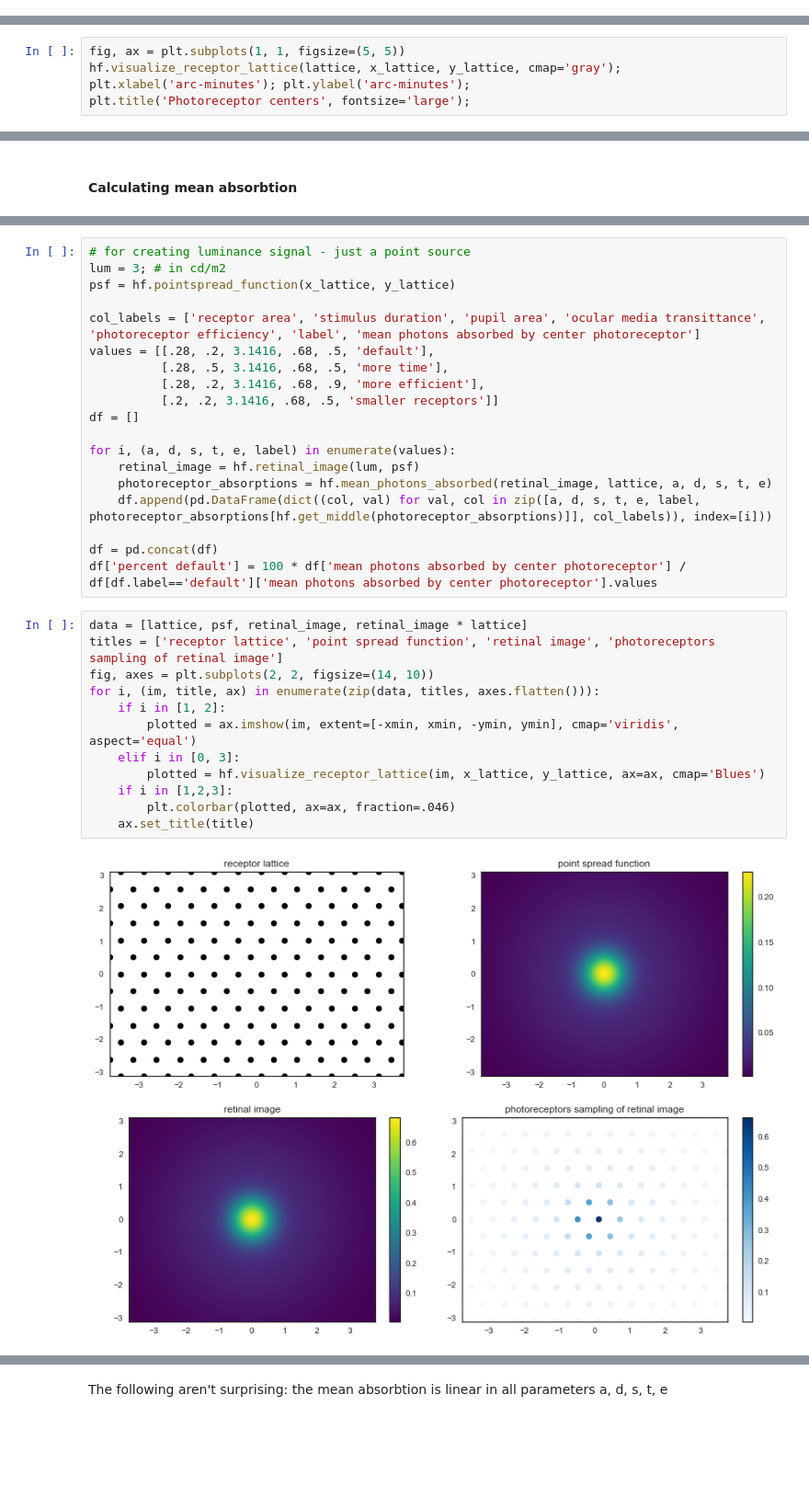
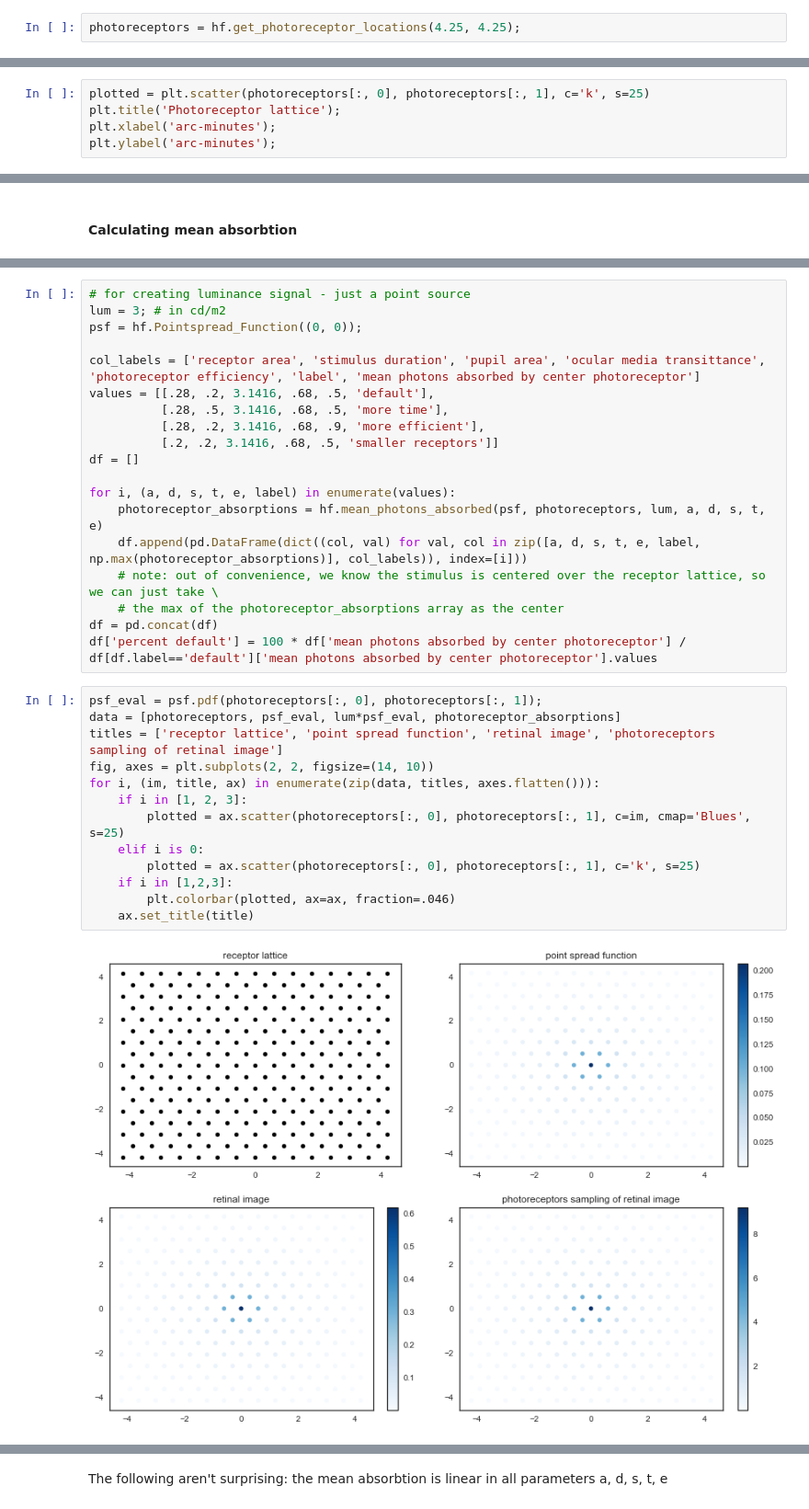
Before and after one commit to WinawerLab/vis-mod-course, a Jupyter notebook: Geisler1984/Geisler1984.ipynb, the cells around one changed output, grey strips where cells are left out. Shown: that part at 92% size. Cells and saved outputs as stored; diff of their text form; blank space fills up the shorter version.

```diff
--- a/Geisler1984/Geisler1984.ipynb
+++ b/Geisler1984/Geisler1984.ipynb
@@ -75,7 +51,4 @@ np.sum(lattice)
+# %%
+photoreceptors = hf.get_photoreceptor_locations(4.25, 4.25);
 # %% [markdown]
 If we drew circles and the triangle on this, we could make this look like figure 2
-# %%
-fig, ax = plt.subplots(1, 1, figsize=(5, 5))
-hf.visualize_receptor_lattice(lattice, x_lattice, y_lattice, cmap='gray');
-plt.xlabel('arc-minutes'); plt.ylabel('arc-minutes');
-plt.title('Photoreceptor centers', fontsize='large');
@@ -83,0 +55,5 @@ plt.title('Photoreceptor centers', fontsize='large');
+# %%
+plotted = plt.scatter(photoreceptors[:, 0], photoreceptors[:, 1], c='k', s=25)
+plt.title('Photoreceptor lattice');
+plt.xlabel('arc-minutes');
+plt.ylabel('arc-minutes');
@@ -86,7 +66,7 @@ plt.title('Photoreceptor centers', fontsize='large');
 # %%
 # for creating luminance signal - just a point source
 lum = 3; # in cd/m2
-psf = hf.pointspread_function(x_lattice, y_lattice)
+psf = hf.Pointspread_Function((0, 0));
 
 col_labels = ['receptor area', 'stimulus duration', 'pupil area', 'ocular media transittance', 'photoreceptor efficiency', 'label', 'mean photons absorbed by center photoreceptor']
 values = [[.28, .2, 3.1416, .68, .5, 'default'],
@@ -96,23 +76,24 @@ values = [[.28, .2, 3.1416, .68, .5, 'default'],
 df = []
 
 for i, (a, d, s, t, e, label) in enumerate(values):
-    retinal_image = hf.retinal_image(lum, psf)
-    photoreceptor_absorptions = hf.mean_photons_absorbed(retinal_image, lattice, a, d, s, t, e)
-    df.append(pd.DataFrame(dict((col, val) for val, col in zip([a, d, s, t, e, label, photoreceptor_absorptions[hf.get_middle(photoreceptor_absorptions)]], col_labels)), index=[i]))
-
+    photoreceptor_absorptions = hf.mean_photons_absorbed(psf, photoreceptors, lum, a, d, s, t, e)
+    df.append(pd.DataFrame(dict((col, val) for val, col in zip([a, d, s, t, e, label, np.max(photoreceptor_absorptions)], col_labels)), index=[i]))
+    # note: out of convenience, we know the stimulus is centered over the receptor lattice, so we can just take \
+    # the max of the photoreceptor_absorptions array as the center
 df = pd.concat(df)
 df['percent default'] = 100 * df['mean photons absorbed by center photoreceptor'] / df[df.label=='default']['mean photons absorbed by center photoreceptor'].values
 # %%
-data = [lattice, psf, retinal_image, retinal_image * lattice]
+psf_eval = psf.pdf(photoreceptors[:, 0], photoreceptors[:, 1]);
+data = [photoreceptors, psf_eval, lum*psf_eval, photoreceptor_absorptions]
 titles = ['receptor lattice', 'point spread function', 'retinal image', 'photoreceptors sampling of retinal image']
 fig, axes = plt.subplots(2, 2, figsize=(14, 10))
 for i, (im, title, ax) in enumerate(zip(data, titles, axes.flatten())):
-    if i in [1, 2]:
-        plotted = ax.imshow(im, extent=[-xmin, xmin, -ymin, ymin], cmap='viridis', aspect='equal')
-    elif i in [0, 3]:
-        plotted = hf.visualize_receptor_lattice(im, x_lattice, y_lattice, ax=ax, cmap='Blues')
+    if i in [1, 2, 3]:
+        plotted = ax.scatter(photoreceptors[:, 0], photoreceptors[:, 1], c=im, cmap='Blues', s=25)
+    elif i is 0:
+        plotted = ax.scatter(photoreceptors[:, 0], photoreceptors[:, 1], c='k', s=25)
     if i in [1,2,3]:
         plt.colorbar(plotted, ax=ax, fraction=.046)
     ax.set_title(title)
 # %% [output]
-[figure, old version]
+[figure, new version]
```
Also changed, not shown: parts of 42 cells of this notebook, 1 other file.
